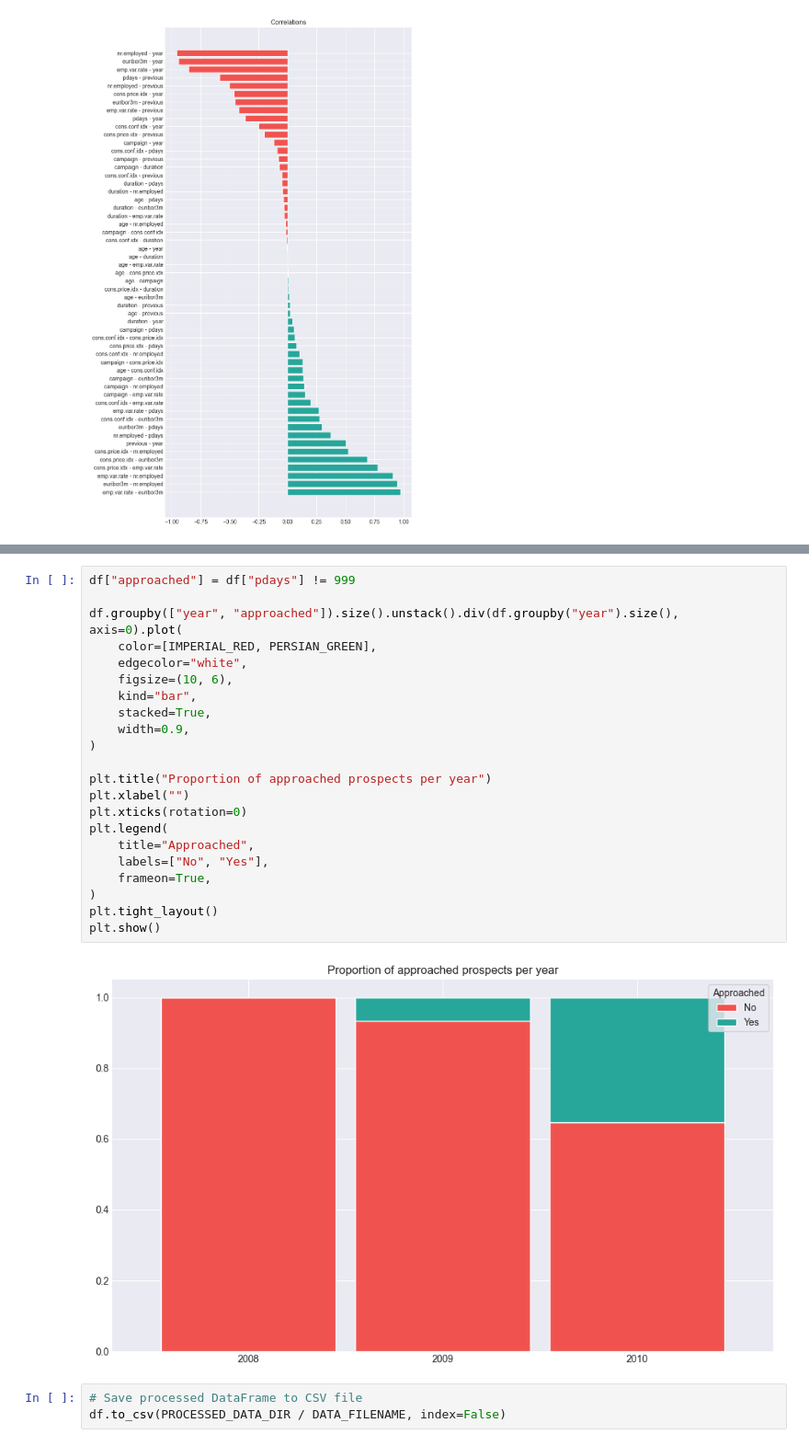
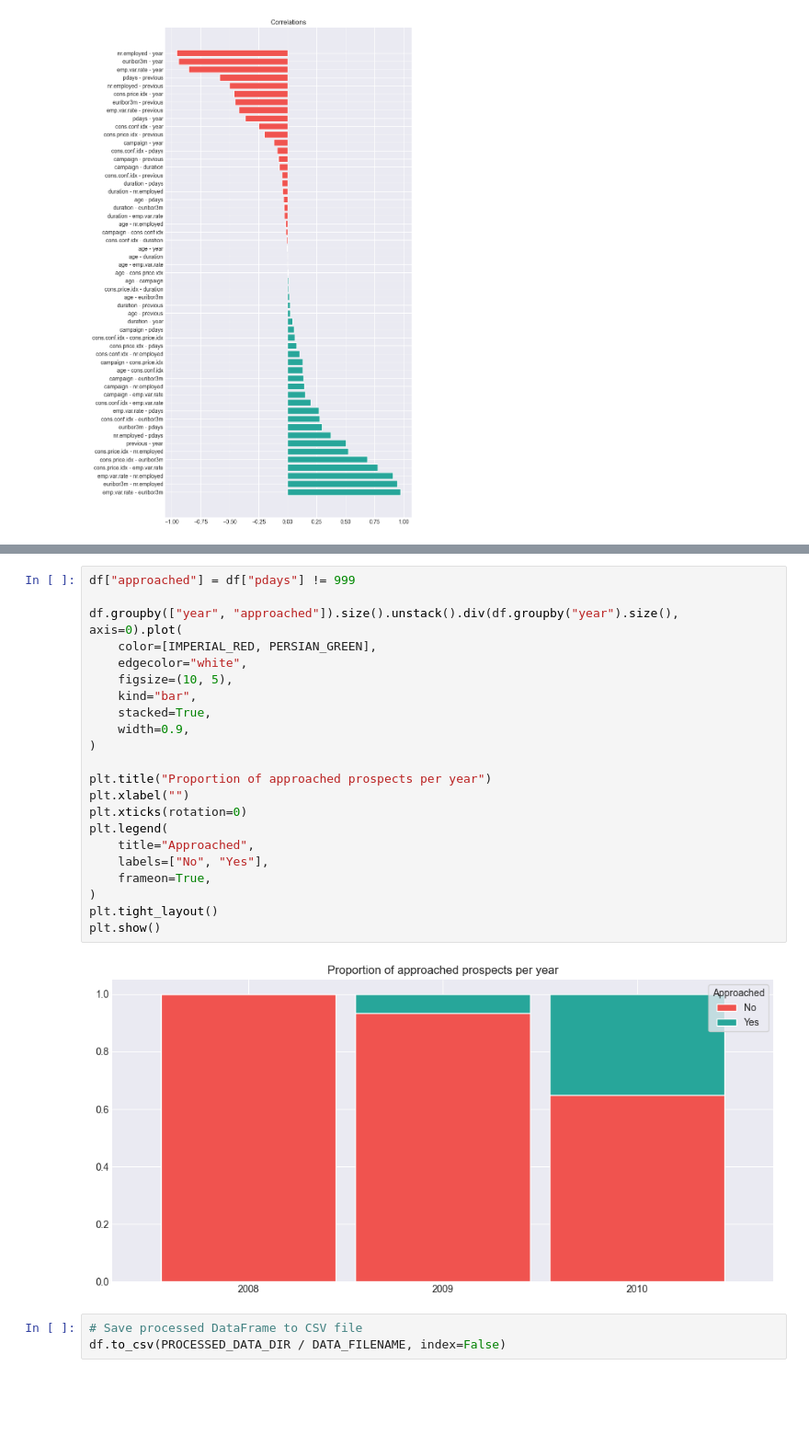
Before and after one commit to vanesterik/mads-telemarketing-assigment, a Jupyter notebook: notebooks/1.0-kve-exploratory-data-analysis.ipynb, the cells around one changed output, grey strips where cells are left out. Shown: that part at 92% size. Drawn from its saved outputs; the diff is of its cells as text; blank space fills up the shorter version.

```diff
--- a/notebooks/1.0-kve-exploratory-data-analysis.ipynb
+++ b/notebooks/1.0-kve-exploratory-data-analysis.ipynb
@@ -254,27 +254,27 @@ plt.show()
 # %%
 df["approached"] = df["pdays"] != 999
 
 df.groupby(["year", "approached"]).size().unstack().div(df.groupby("year").size(), axis=0).plot(
     color=[IMPERIAL_RED, PERSIAN_GREEN],
     edgecolor="white",
-    figsize=(10, 6),
+    figsize=(10, 5),
     kind="bar",
     stacked=True,
     width=0.9,
 )
 
 plt.title("Proportion of approached prospects per year")
 plt.xlabel("")
 plt.xticks(rotation=0)
 plt.legend(
     title="Approached",
     labels=["No", "Yes"],
     frameon=True,
 )
 plt.tight_layout()
 plt.show()
 # %% [output]
-[figure, old version]
+[figure, new version]
 # %%
 # Save processed DataFrame to CSV file
 df.to_csv(PROCESSED_DATA_DIR / DATA_FILENAME, index=False)
```
Also changed, not shown: parts of 2 cells of this notebook, 14 other files.
